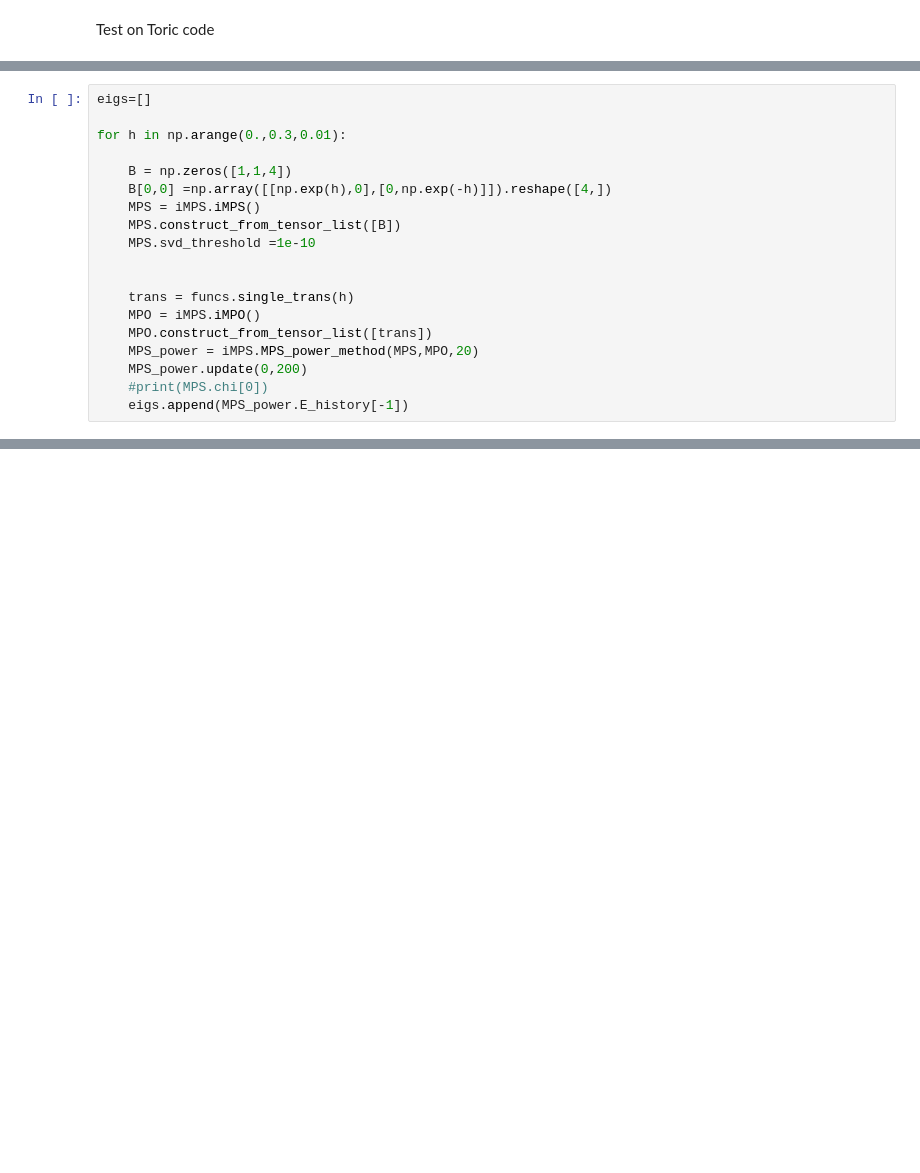
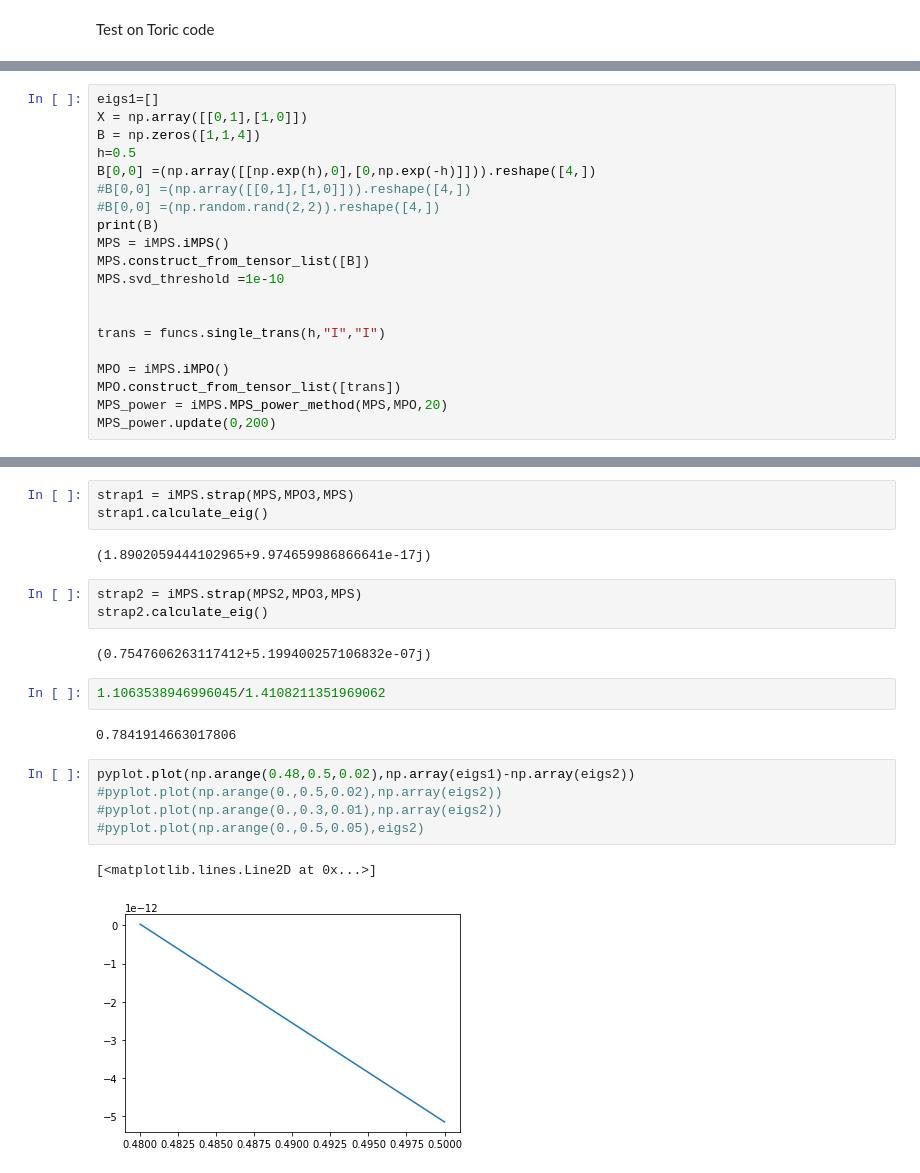
Before and after one commit to Zhuan-pitt/Toric_Code, a Jupyter notebook: function_check.ipynb, the cells around one changed output, grey strips where cells are left out. Drawn from its saved outputs; the diff is of its cells as text; blank space fills up the shorter version.

```diff
--- a/function_check.ipynb
+++ b/function_check.ipynb
@@ -152,19 +326,20 @@ for h in np.arange(0.3,0.301,0.01):
 # %%
-eigs=[]
-
-for h in np.arange(0.,0.3,0.01):
-
-    B = np.zeros([1,1,4])
-    B[0,0] =np.array([[np.exp(h),0],[0,np.exp(-h)]]).reshape([4,])
-    MPS = iMPS.iMPS()
-    MPS.construct_from_tensor_list([B])
-    MPS.svd_threshold =1e-10
+eigs1=[]
+X = np.array([[0,1],[1,0]])
+B = np.zeros([1,1,4])
+h=0.5
+B[0,0] =(np.array([[np.exp(h),0],[0,np.exp(-h)]])).reshape([4,])
+#B[0,0] =(np.array([[0,1],[1,0]])).reshape([4,])
+#B[0,0] =(np.random.rand(2,2)).reshape([4,])
+print(B)
+MPS = iMPS.iMPS()
+MPS.construct_from_tensor_list([B])
+MPS.svd_threshold =1e-10
 
 
-    trans = funcs.single_trans(h)
-    MPO = iMPS.iMPO()
-    MPO.construct_from_tensor_list([trans])
-    MPS_power = iMPS.MPS_power_method(MPS,MPO,20)
-    MPS_power.update(0,200)
-    #print(MPS.chi[0])
-    eigs.append(MPS_power.E_history[-1])
+trans = funcs.single_trans(h,"I","I")
+
+MPO = iMPS.iMPO()
+MPO.construct_from_tensor_list([trans])
+MPS_power = iMPS.MPS_power_method(MPS,MPO,20)
+MPS_power.update(0,200)
@@ -195,0 +406,22 @@ eigs
+# %%
+strap1 = iMPS.strap(MPS,MPO3,MPS)
+strap1.calculate_eig()
+# %% [output]
+(1.8902059444102965+9.974659986866641e-17j)
+# %%
+strap2 = iMPS.strap(MPS2,MPO3,MPS)
+strap2.calculate_eig()
+# %% [output]
+(0.7547606263117412+5.199400257106832e-07j)
+# %%
+1.1063538946996045/1.4108211351969062
+# %% [output]
+0.7841914663017806
+# %%
+pyplot.plot(np.arange(0.48,0.5,0.02),np.array(eigs1)-np.array(eigs2))
+#pyplot.plot(np.arange(0.,0.5,0.02),np.array(eigs2))
+#pyplot.plot(np.arange(0.,0.3,0.01),np.array(eigs2))
+#pyplot.plot(np.arange(0.,0.5,0.05),eigs2)
+# %% [output]
+[<matplotlib.lines.Line2D at 0x...>]
+[figure, added]
```
Also changed, not shown: parts of 42 cells of this notebook, 3 other files.
